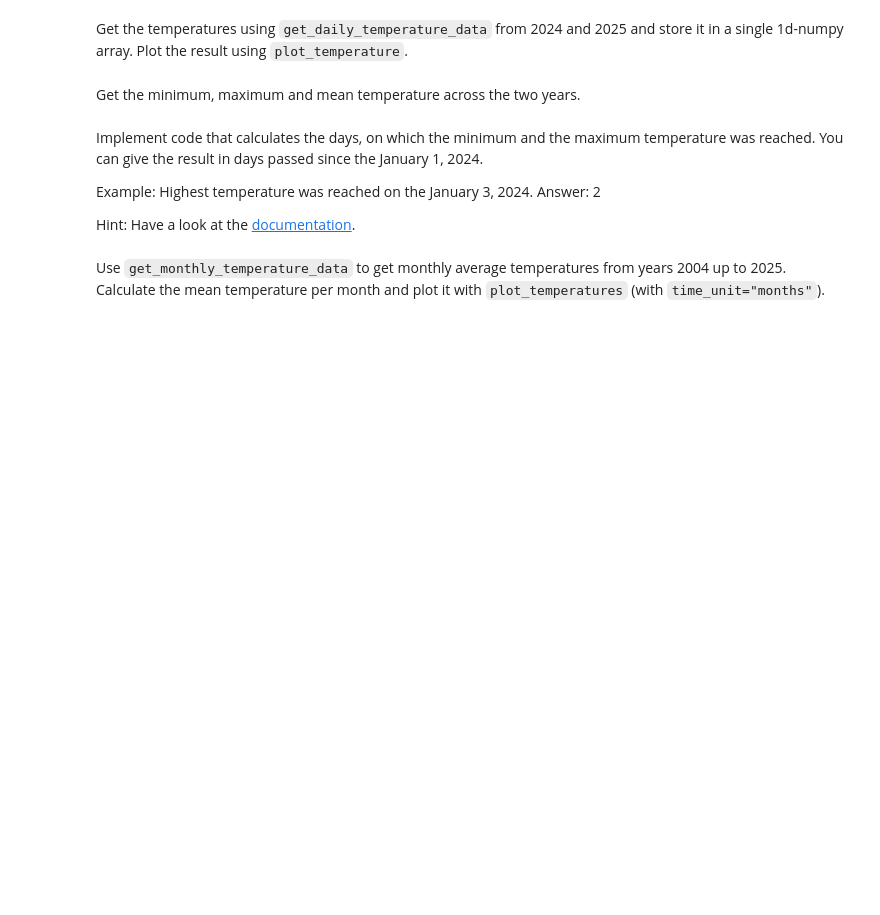
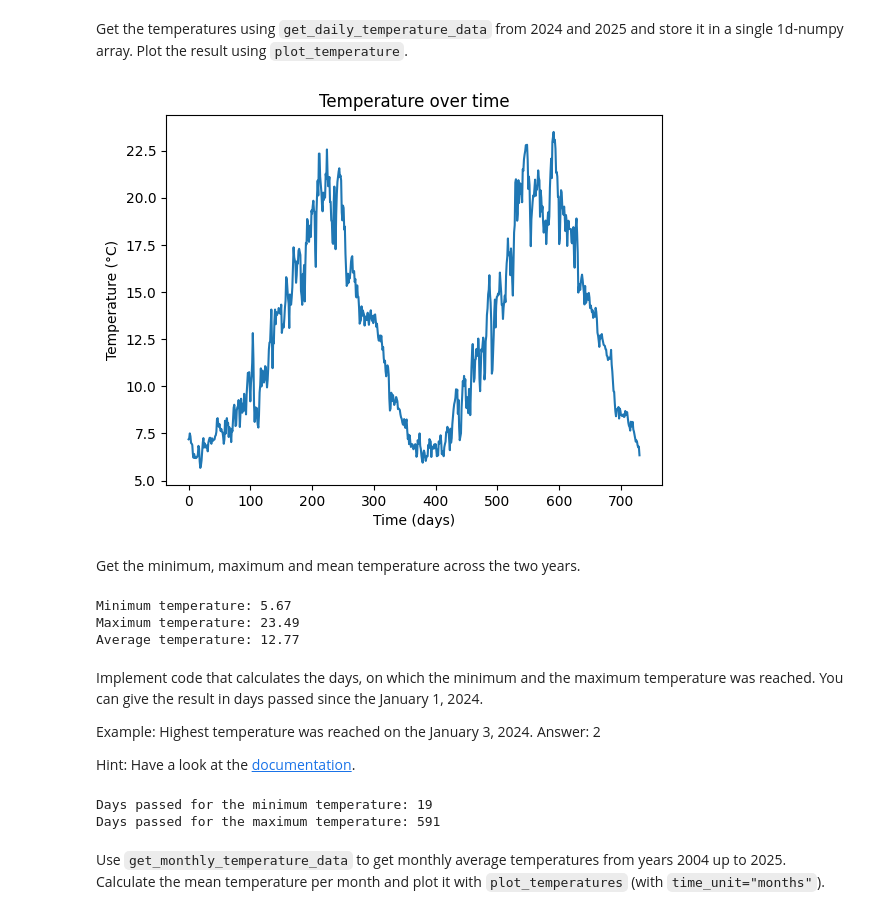
Before and after one commit to isaacambrogetti/advPython_class, a Jupyter notebook: assignments/Assignment03.ipynb, the cells around one changed output. Drawn from its saved outputs; the diff is of its cells as text; code cells hidden in the pictures; blank space fills up the shorter version.

```diff
--- a/assignments/Assignment03.ipynb
+++ b/assignments/Assignment03.ipynb
@@ -244,11 +232,28 @@ plot_temperature(temperature_2021)
 # %% [markdown]
 Get the temperatures using `get_daily_temperature_data` from 2024 and 2025 and store it in a single 1d-numpy array. Plot the result using `plot_temperature`.
 # %%
-# TODO
+temp_2024 = get_daily_temperature_data(2024)
+temp_2025 = get_daily_temperature_data(2025)
+
+combined_temperatures = np.concatenate([temp_2024, temp_2025])
+
+plot_temperature(combined_temperatures)
+# %% [output]
+[figure, added]
 # %% [markdown]
 Get the minimum, maximum and mean temperature across the two years.
 # %%
-# TODO
+min_temp = np.min(combined_temperatures)
+max_temp = np.max(combined_temperatures)
+mean_temp = np.mean(combined_temperatures)
+
+print(f"Minimum temperature: {min_temp}")
+print(f"Maximum temperature: {max_temp}")
+print(f"Average temperature: {mean_temp:.2f}")
+# %% [output]
+Minimum temperature: 5.67
+Maximum temperature: 23.49
+Average temperature: 12.77
 # %% [markdown]
 Implement code that calculates the days, on which the minimum and the maximum temperature was reached. You can give the result in days passed since the January 1, 2024.
 
@@ -256,7 +261,14 @@ Example: Highest temperature was reached on the January 3, 2024. Answer: 2
 
 Hint: Have a look at the [documentation](https://numpy.org/doc/2.3/reference/routines.sort.html#searching).
 # %%
-# TODO
+days_passed_min = np.argmin(combined_temperatures)
+days_passed_max = np.argmax(combined_temperatures)
+
+print(f"Days passed for the minimum temperature: {days_passed_min}")
+print(f"Days passed for the maximum temperature: {days_passed_max}")
+# %% [output]
+Days passed for the minimum temperature: 19
+Days passed for the maximum temperature: 591
 # %% [markdown]
 Use `get_monthly_temperature_data` to get monthly average temperatures from years 2004 up to 2025. Calculate the mean temperature per month and plot it with `plot_temperatures` (with `time_unit="months"`).
 # %%
```
Also changed, not shown: parts of 6 cells of this notebook.
